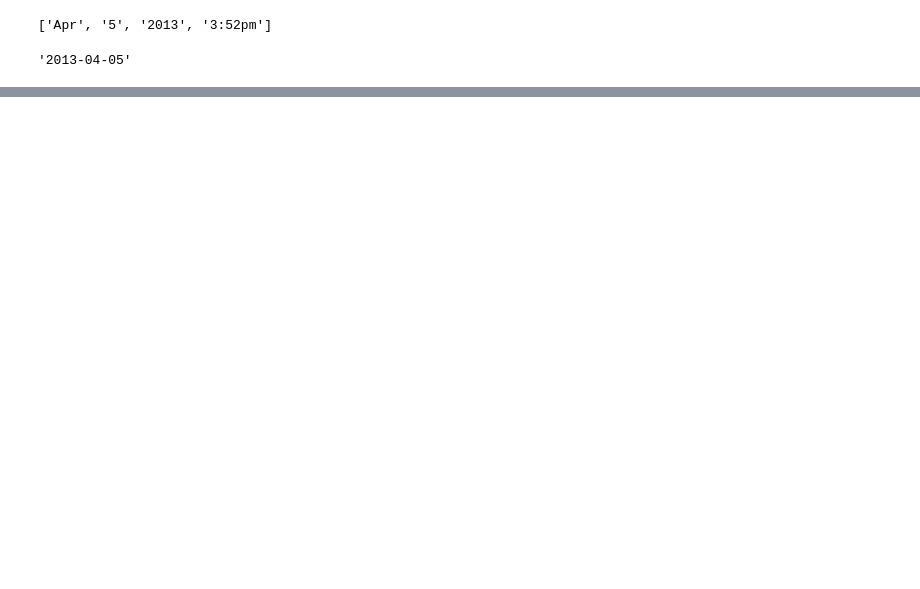
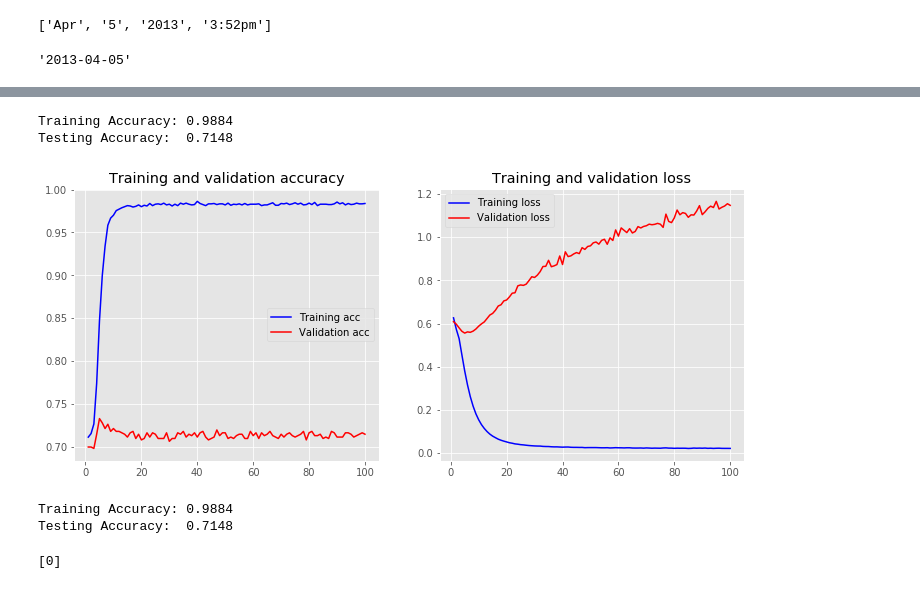
Before and after one commit to casanas10/NewsSentimentAnalysis, a Jupyter notebook: NewsSentimentAnalysisDataExploration.ipynb, the cells around one changed output, grey strips where cells are left out. Saved outputs shown, nothing was run; the diff lists cells and outputs as text; code cells hidden in the pictures; blank space fills up the shorter version.

```diff
--- a/NewsSentimentAnalysisDataExploration.ipynb
+++ b/NewsSentimentAnalysisDataExploration.ipynb
@@ -84,0 +204,16 @@ data.head(20)
+# %%
+history = model.fit(X_train_vect, y_train,
+                     epochs=100,
+                     verbose=False,
+                     validation_data=(X_test_vect, y_test))
+# %%
+from tensorflow.python.keras.models import load_model
+
+if not os.path.exists('data/model.h5'):
+    model.save('data/model.h5')  # creates a HDF5 file 'my_model.h5'
+    print("Saved model to disk")
+
+# load weights into new model
+# returns a compiled model
+# identical to the previous one
+model = load_model('data/model.h5')
@@ -84,0 +228,61 @@ data.head(20)
+# %%
+loss, accuracy = model.evaluate(X_train_vect, y_train, verbose=False)
+print("Training Accuracy: {:.4f}".format(accuracy))
+loss, accuracy = model.evaluate(X_test_vect, y_test, verbose=False)
+print("Testing Accuracy:  {:.4f}".format(accuracy))
+# %% [output]
+Training Accuracy: 0.9884
+Testing Accuracy:  0.7148
+# %%
+import matplotlib.pyplot as plt
+plt.style.use('ggplot')
+
+def plot_history(history):
+    acc = history.history['acc']
+    val_acc = history.history['val_acc']
+    loss = history.history['loss']
+    val_loss = history.history['val_loss']
+    x = range(1, len(acc) + 1)
+
+    plt.figure(figsize=(12, 5))
+    plt.subplot(1, 2, 1)
+    plt.plot(x, acc, 'b', label='Training acc')
+    plt.plot(x, val_acc, 'r', label='Validation acc')
+    plt.title('Training and validation accuracy')
+    plt.legend()
+    plt.subplot(1, 2, 2)
+    plt.plot(x, loss, 'b', label='Training loss')
+    plt.plot(x, val_loss, 'r', label='Validation loss')
+    plt.title('Training and validation loss')
+    plt.legend()
+# %%
+plot_history(history)
+# %% [output]
+[figure, added]
+# %%
+from sklearn.ensemble import RandomForestClassifier
+
+rf = RandomForestClassifier(n_estimators=150, max_depth=None, n_jobs=-1)
+rf_model = rf.fit(X_train_vect, y_train)
+y_pred = rf_model.predict(X_test_vect)
+
+loss, accuracy = model.evaluate(X_train_vect, y_train, verbose=False)
+print("Training Accuracy: {:.4f}".format(accuracy))
+loss, accuracy = model.evaluate(X_test_vect, y_test, verbose=False)
+print("Testing Accuracy:  {:.4f}".format(accuracy))
+# %% [output]
+Training Accuracy: 0.9884
+Testing Accuracy:  0.7148
+# %%
+import numpy as np
+x = ['March 15 (Reuters) - Mobile phone chip supplier Qualcomm Inc on Friday won a court victory against iPhone maker Apple Inc, with a jury in federal court in San Diego finding that Apple infringed on three of Qualcomm’s patents, a Qualcomm spokeswoman told Reuters. (Reporting by Stephen Nellis; Editing by Richard Chang)']
+
+vectorizer = TfidfVectorizer(analyzer=clean_text)
+vectorizer = vectorizer.fit(x)
+
+tfidf_train = tfidf_vect_fit.transform(x)
+x = pd.DataFrame(tfidf_train.toarray())
+
+print(rf_model.predict(x))
+# %% [output]
+[0]
```
Also changed, not shown: parts of 16 cells of this notebook.
